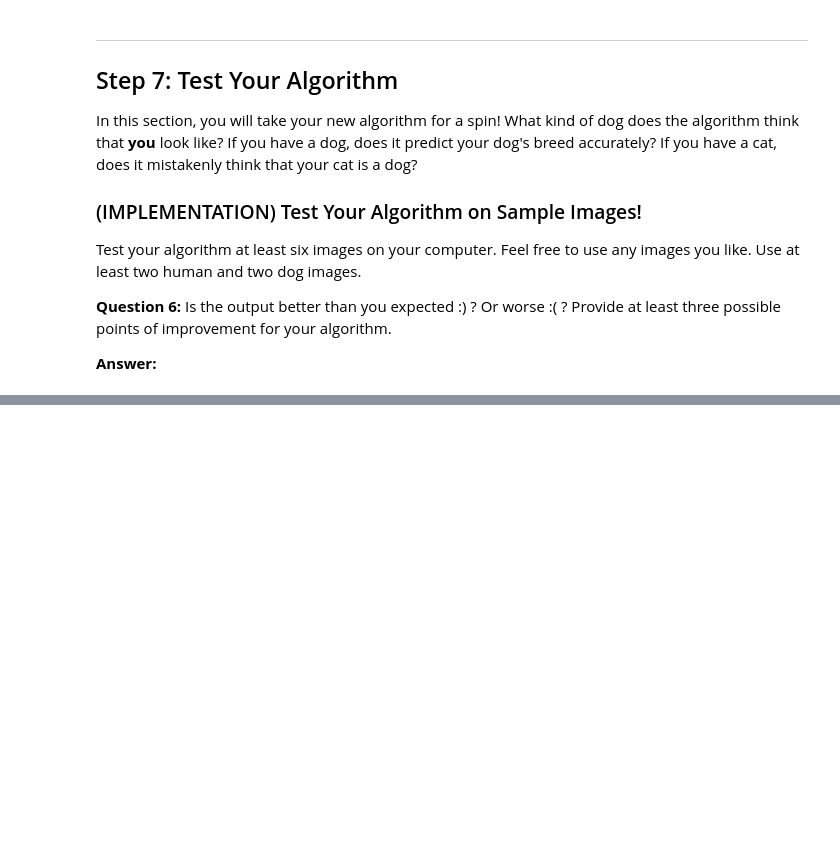
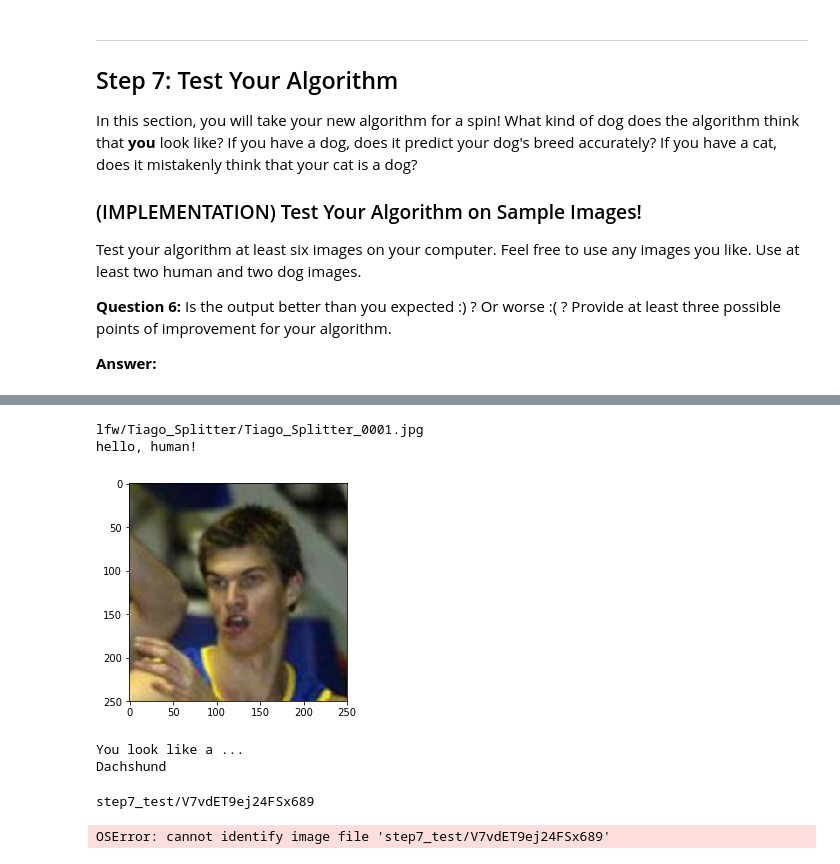
Before and after one commit to mprilucik/dog-project, a Jupyter notebook: dog_app.ipynb, the cells around one changed output, grey strips where cells are left out. Cells and saved outputs as stored; diff of their text form; code cells hidden in the pictures; blank space fills up the shorter version.

Commit message:
step 7 in progress

```diff
--- a/dog_app.ipynb
+++ b/dog_app.ipynb
@@ -791,0 +782,17 @@ __Answer:__
+# %%
+img_path = human_files[255]
+print (img_path)
+predict_breed(human_files[255])
+# %% [output]
+lfw/Tiago_Splitter/Tiago_Splitter_0001.jpg
+hello, human!
+[figure, added]
+You look like a ...
+Dachshund
+# %%
+img_path ='step7_test/V7vdET9ej24FSx689'
+print (img_path)
+predict_breed(img_path)
+# %% [output]
+step7_test/V7vdET9ej24FSx689
+OSError: cannot identify image file 'step7_test/V7vdET9ej24FSx689'
```
Also changed, not shown: parts of 7 cells of this notebook.
